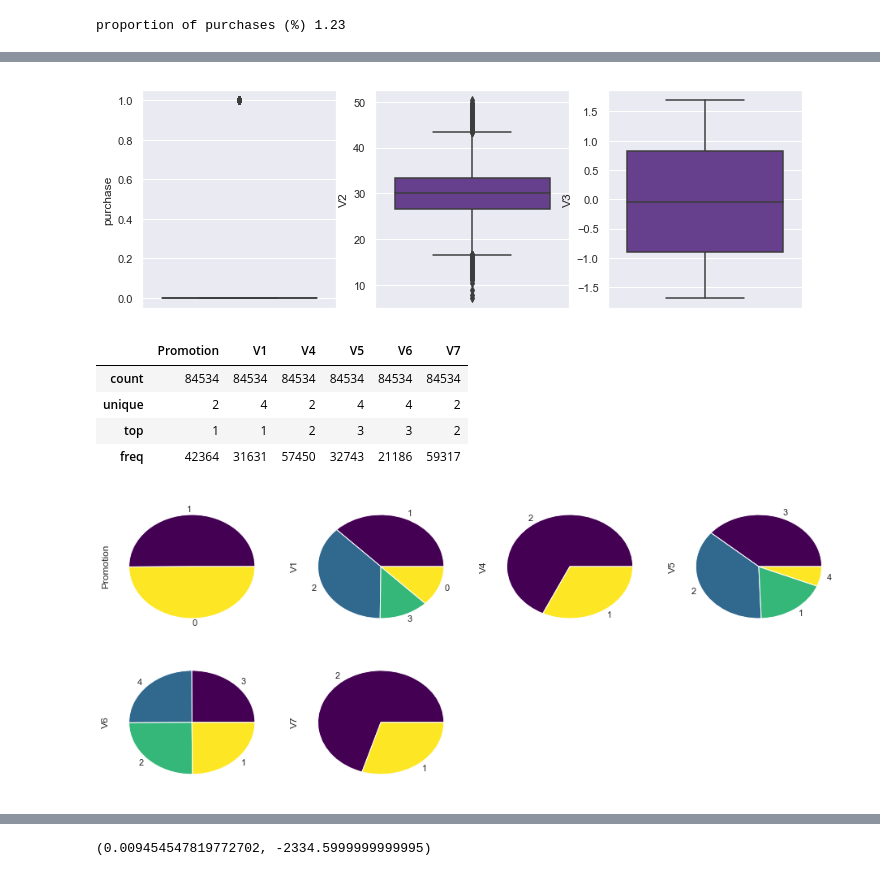
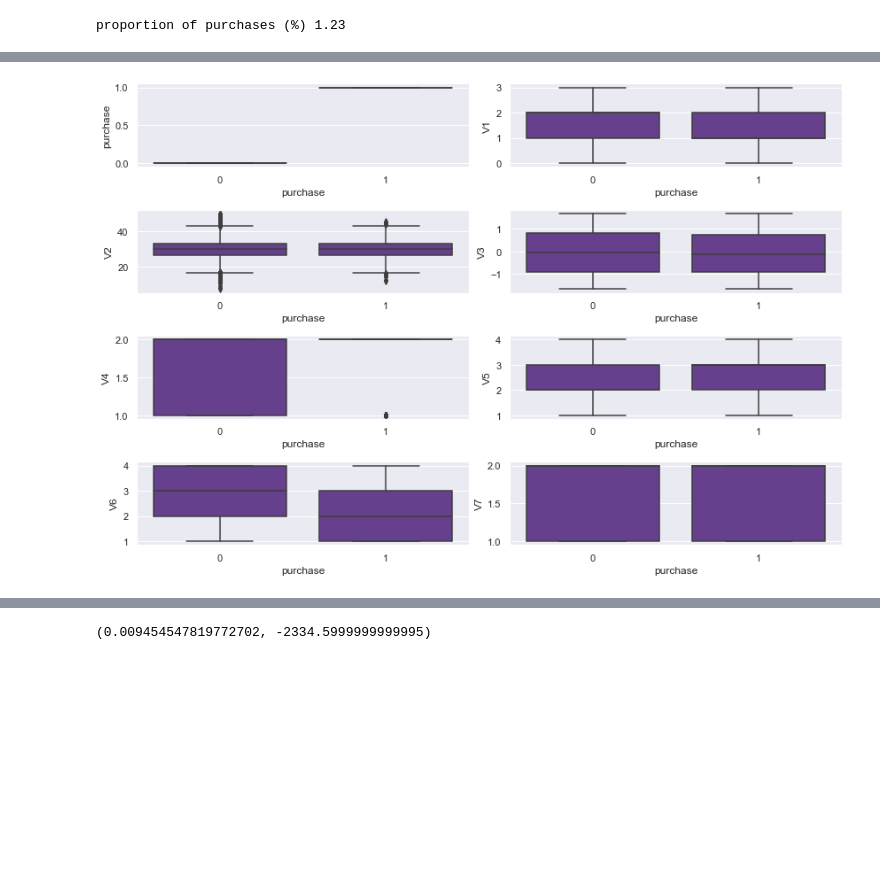
Before and after one commit to rbuerki/projects-ml, a Jupyter notebook: uplift_modelling_imbalanced_starbucks/1-uplift_modelling_SMOTENC.ipynb, the cells around one changed output, grey strips where cells are left out. Saved outputs shown, nothing was run; the diff lists cells and outputs as text; code cells hidden in the pictures; blank space fills up the shorter version.

```diff
--- a/uplift_modelling_imbalanced_starbucks/1-uplift_modelling_SMOTENC.ipynb
+++ b/uplift_modelling_imbalanced_starbucks/1-uplift_modelling_SMOTENC.ipynb
@@ -168 +161,3 @@ eda.describe()
+# %%
+eda.drop('ID', axis=1, inplace=True)
 # %%
@@ -198,18 +230,4 @@ EDA.plot_num_hist(eda, bins=50, figsize=(16,6))
 # %%
-EDA.plot_num_box(eda, figsize=(16,4))
+EDA.plot_corr_box_num_target(eda, 'purchase', figsize=(12, 8))
 # %% [output]
-[figure, old version]
+[figure, new version]
-# %%
-# look at categorical variables
-
-eda.describe(include = 'category')
-# %% [output]
-|  | Promotion | V1 | V4 | V5 | V6 | V7 |
-| count | 84534 | 84534 | 84534 | 84534 | 84534 | 84534 |
-| unique | 2 | 4 | 2 | 4 | 4 | 2 |
-| top | 1 | 1 | 2 | 3 | 3 | 2 |
-| freq | 42364 | 31631 | 57450 | 32743 | 21186 | 59317 |
-# %%
-EDA.plot_cat_pies(eda, figsize=(16, 10))
-# %% [output]
-[figure, removed]
```
Also changed, not shown: parts of 44 cells of this notebook.
